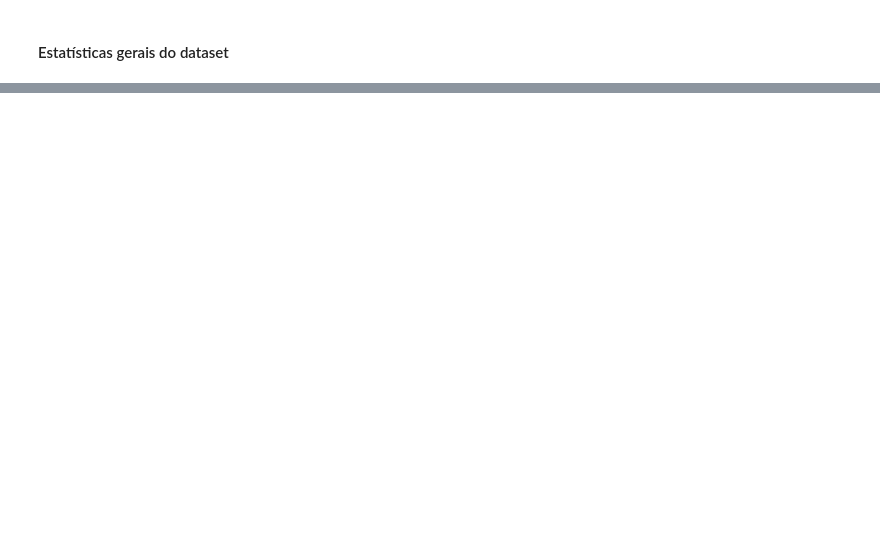
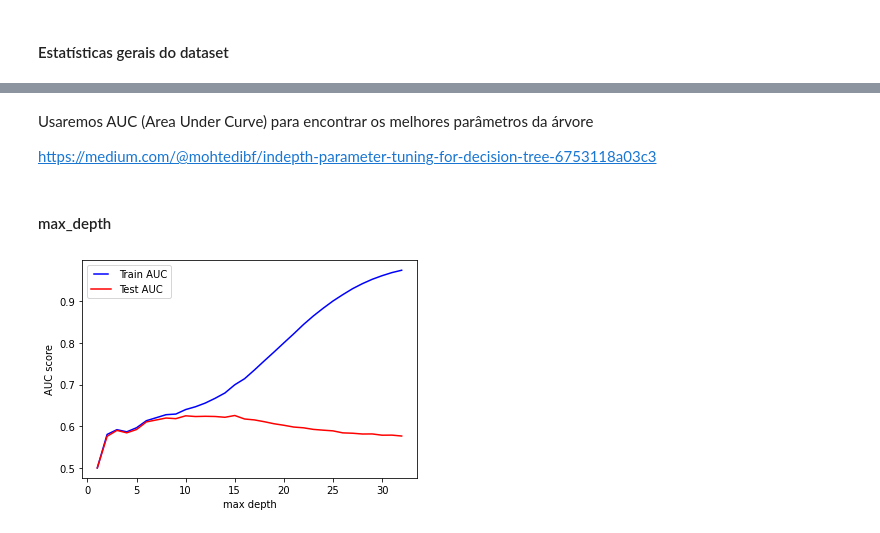
Before and after one commit to MNicaretta/KickstarterProjects, a Jupyter notebook: Kickstarter_projects.ipynb, the cells around one changed output, grey strips where cells are left out. Drawn from its saved outputs; the diff is of its cells as text; code cells hidden in the pictures; blank space fills up the shorter version.

Commit message:
Implementada árvore de decisão

```diff
--- a/Kickstarter_projects.ipynb
+++ b/Kickstarter_projects.ipynb
@@ -301,0 +357,49 @@ std     1.015917e+05       0.490674  12 days 17:21:40.477026421       0.972602
+# %%
+# atributos da criação de um projeto
+features = ['category_code', 'deadline_time', 'goal', 'launched_time', 'country_code', 'duration_time']
+
+x = projects[features]
+y = projects['state_code']
+
+# 80% dos dados para treinamento e 20% para validação
+x_train, x_test, y_train, y_test = train_test_split(x, y, test_size=0.2)
+# %% [markdown]
+Usaremos AUC (Area Under Curve) para encontrar os melhores parâmetros da árvore
+
+https://medium.com/@mohtedibf/indepth-parameter-tuning-for-decision-tree-6753118a03c3
+# %%
+def test_parameter(dt, train_results, test_results):
+    dt.fit(x_train, y_train)
+    train_pred = dt.predict(x_train)
+    false_positive_rate, true_positive_rate, thresholds = roc_curve(y_train, train_pred)
+    roc_auc = auc(false_positive_rate, true_positive_rate)
+    # Add auc score to previous train results
+    train_results.append(roc_auc)
+    y_pred = dt.predict(x_test)
+    false_positive_rate, true_positive_rate, thresholds = roc_curve(y_test, y_pred)
+    roc_auc = auc(false_positive_rate, true_positive_rate)
+    # Add auc score to previous test results
+    test_results.append(roc_auc)
+
+from matplotlib.legend_handler import HandlerLine2D
+
+def plot_test_results(xlabel, parameter_values, train_results, test_results):
+    line1, = plt.plot(parameter_values, train_results, 'b', label='Train AUC')
+    line2, = plt.plot(parameter_values, test_results, 'r', label='Test AUC')
+    plt.legend(handler_map={line1: HandlerLine2D(numpoints=2)})
+    plt.ylabel('AUC score')
+    plt.xlabel(xlabel)
+    plt.show()
+# %% [markdown]
+#### max_depth
+# %%
+max_depths = np.linspace(1, 32, 32, endpoint=True)
+train_results = []
+test_results = []
+
+for max_depth in max_depths:
+   test_parameter(tree.DecisionTreeClassifier(max_depth=max_depth), train_results, test_results)
+
+plot_test_results('max depth', max_depths, train_results, test_results)
+# %% [output]
+[figure, added]
```
Also changed, not shown: parts of 22 cells of this notebook.
